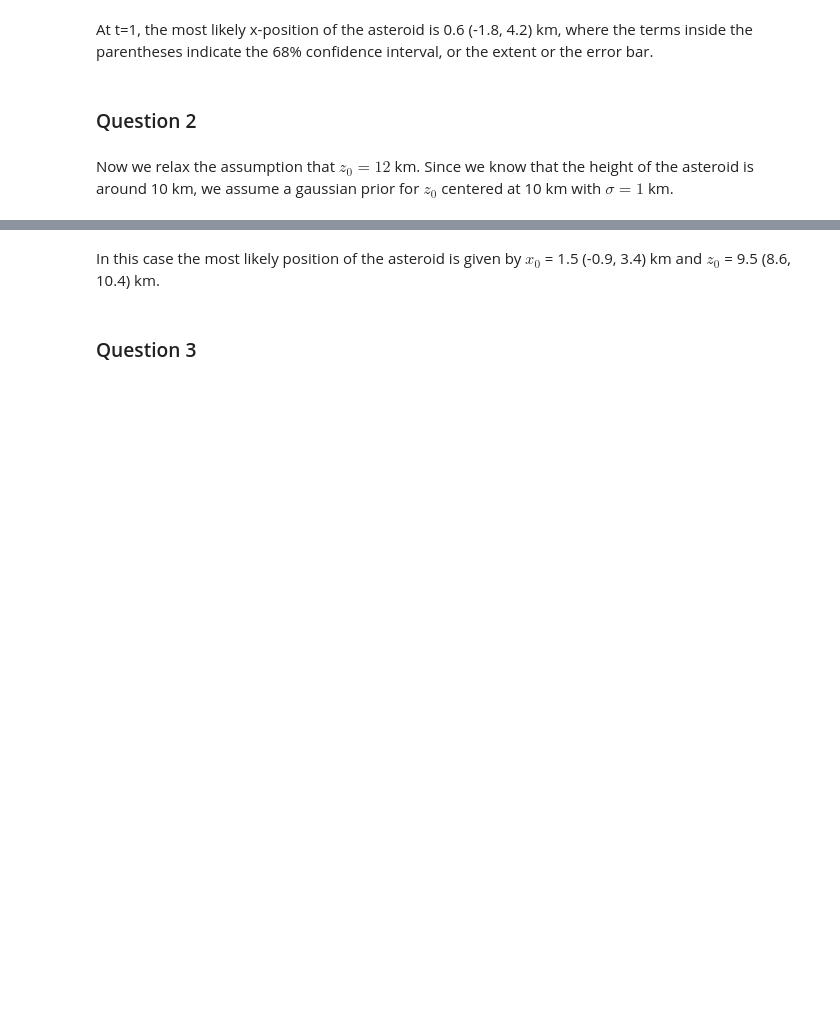
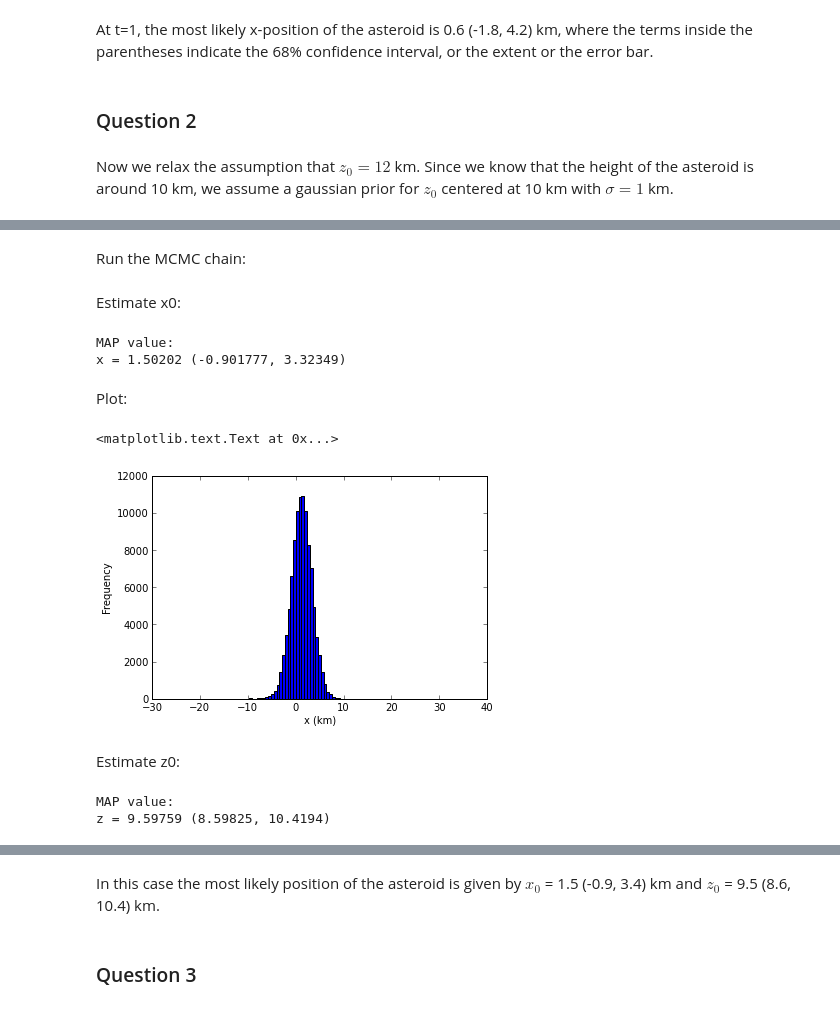
Before and after one commit to vrg/hm_redo, a Jupyter notebook: HM5.ipynb, the cells around one changed output, grey strips where cells are left out. Saved outputs shown, nothing was run; the diff lists cells and outputs as text; code cells hidden in the pictures; blank space fills up the shorter version.

```diff
--- a/HM5.ipynb
+++ b/HM5.ipynb
@@ -284,0 +191,2 @@ z = 9.55784 (8.6282, 10.4538)
+# %% [markdown]
+Run the MCMC chain:
@@ -284,0 +209,63 @@ z = 9.55784 (8.6282, 10.4538)
+# %% [markdown]
+Estimate x0:
+# %%
+# ------------------------ ESTIMATE X ---------------------------
+
+# Sort to find 16th and 84th percentiles
+x.sort()
+index_lower = int(0.16 * len(x))
+index_upper = int(0.84 * len(x))
+
+# Get histogram and MAP value
+nbins = 100
+bin_edges = np.linspace(np.min(x), np.max(x), nbins)
+freq, bin_edges = np.histogram(x, bins=bin_edges)
+
+index_map = np.argmax(freq)
+# Take middle point
+x_map = 0.5*(bin_edges[index_map] + bin_edges[index_map+1])
+
+print 'MAP value:'
+print 'x = %g (%g, %g)' % (x_map, x[index_lower], x[index_upper])
+# %% [output]
+MAP value:
+x = 1.50202 (-0.901777, 3.32349)
+# %% [markdown]
+Plot:
+# %%
+# Plot
+binwidth = bin_edges[1] - bin_edges[0]
+ax = pylab.axes()
+ax.bar(bin_edges[:-1], freq, width=binwidth)
+
+#ax.set_xlim(-10,10)
+ax.set_xlabel('x (km)')
+ax.set_ylabel('Frequency')
+# %% [output]
+<matplotlib.text.Text at 0x...>
+[figure, added]
+# %% [markdown]
+Estimate z0:
+# %%
+# ------------------------ ESTIMATE Z ---------------------------
+
+# Sort to find 16th and 84th percentiles
+z.sort()
+index_lower = int(0.16 * len(z))
+index_upper = int(0.84 * len(z))
+
+# Get histogram and MAP value
+nbins = 100
+bin_edges = np.linspace(np.min(z), np.max(z), nbins)
+freq, bin_edges = np.histogram(z, bins=bin_edges)
+
+index_map = np.argmax(freq)
+# Take middle point
+z_map = 0.5*(bin_edges[index_map] + bin_edges[index_map+1])
+
+
+print 'MAP value:'
+print 'z = %g (%g, %g)' % (z_map, z[index_lower], z[index_upper])
+# %% [output]
+MAP value:
+z = 9.59759 (8.59825, 10.4194)
```
Also changed, not shown: parts of 41 cells of this notebook.
